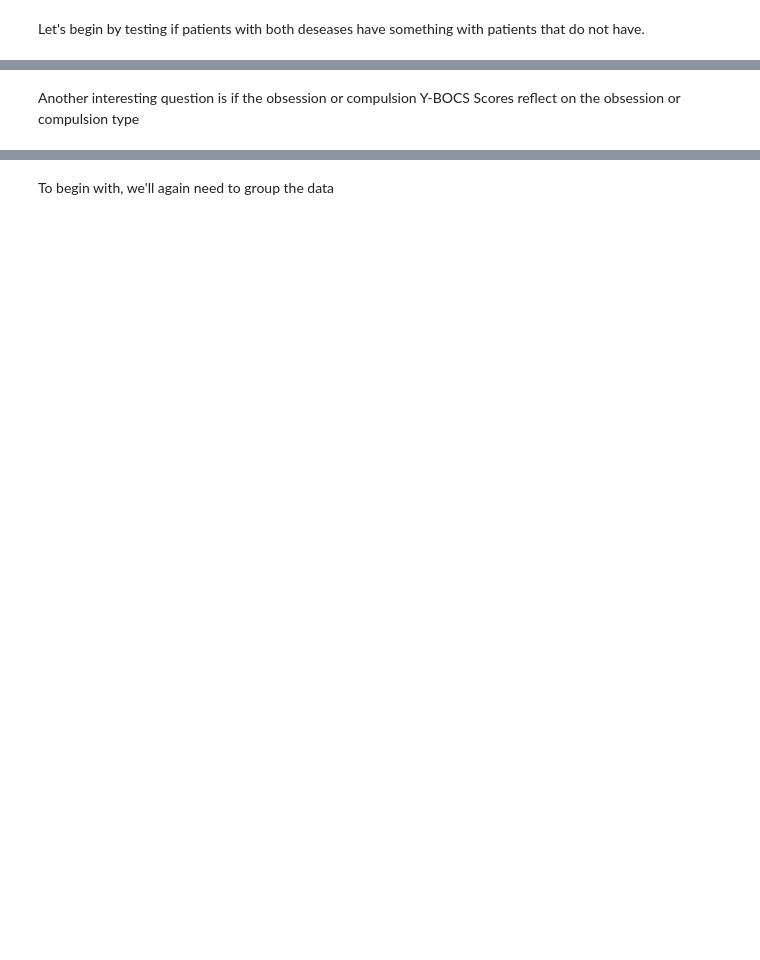
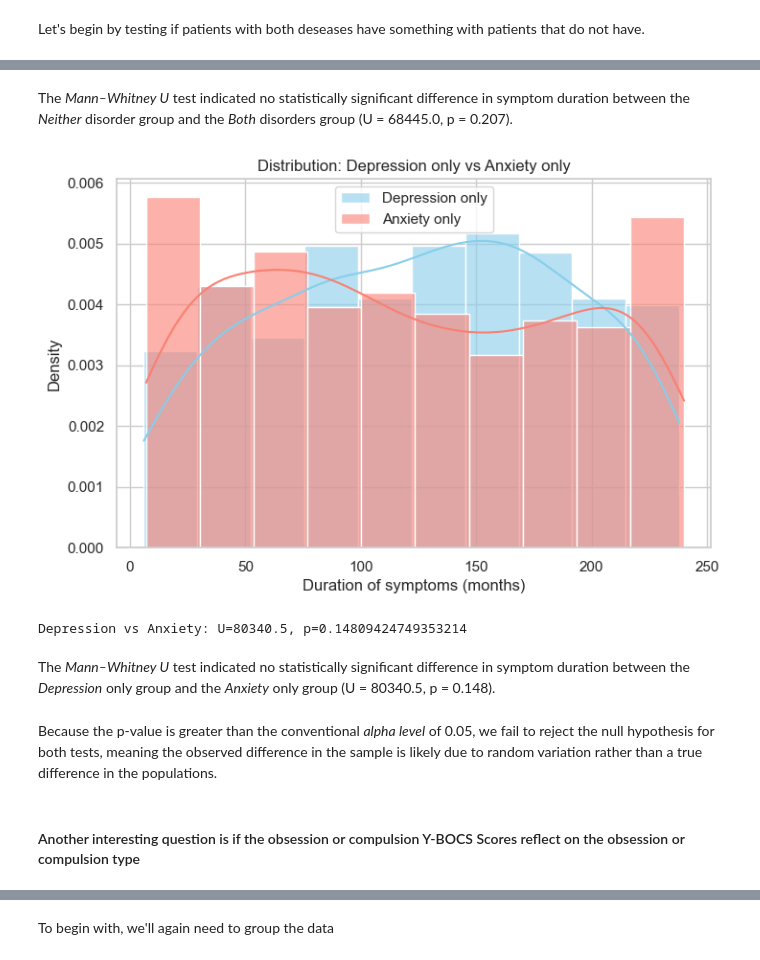
Before and after one commit to VladoDev03/mental-cognitive-disorders-analysis, a Jupyter notebook: disorders-analysis/disorders-analysis.ipynb, the cells around one changed output, grey strips where cells are left out. Drawn from its saved outputs; the diff is of its cells as text; code cells hidden in the pictures; blank space fills up the shorter version.

```diff
--- a/disorders-analysis/disorders-analysis.ipynb
+++ b/disorders-analysis/disorders-analysis.ipynb
@@ -1148,0 +722,12 @@ Name: duration_of_symptoms_months, Length: 1500, dtype: int64
+# %% [markdown]
+The *Mann–Whitney U* test indicated no statistically significant difference in symptom duration between the *Neither* disorder group and the *Both* disorders group (U = 68445.0, p = 0.207).
+# %%
+plot_group_hist(
+    ocd_depression["duration_of_symptoms_months"],
+    ocd_anxiety["duration_of_symptoms_months"],
+    "Depression only", "Anxiety only",
+    "Duration of symptoms (months)",
+    "Distribution: Depression only vs Anxiety only"
+)
+# %% [output]
+[figure, added]
@@ -1149,2 +740,10 @@ Name: duration_of_symptoms_months, Length: 1500, dtype: int64
+# %%
+print(f"Depression vs Anxiety: U={stat}, p={p}")
+# %% [output]
+Depression vs Anxiety: U=80340.5, p=0.14809424749353214
+# %% [markdown]
+The *Mann–Whitney U* test indicated no statistically significant difference in symptom duration between the *Depression* only group and the *Anxiety* only group (U = 80340.5, p = 0.148).
+# %% [markdown]
+Because the p-value is greater than the conventional *alpha level* of 0.05, we fail to reject the null hypothesis for both tests, meaning the observed difference in the sample is likely due to random variation rather than a true difference in the populations.
 # %% [markdown]
-Another interesting question is if the obsession or compulsion Y-BOCS Scores reflect on the obsession or compulsion type
+#### Another interesting question is if the obsession or compulsion Y-BOCS Scores reflect on the obsession or compulsion type
```
Also changed, not shown: parts of 102 cells of this notebook, 6 other files.
